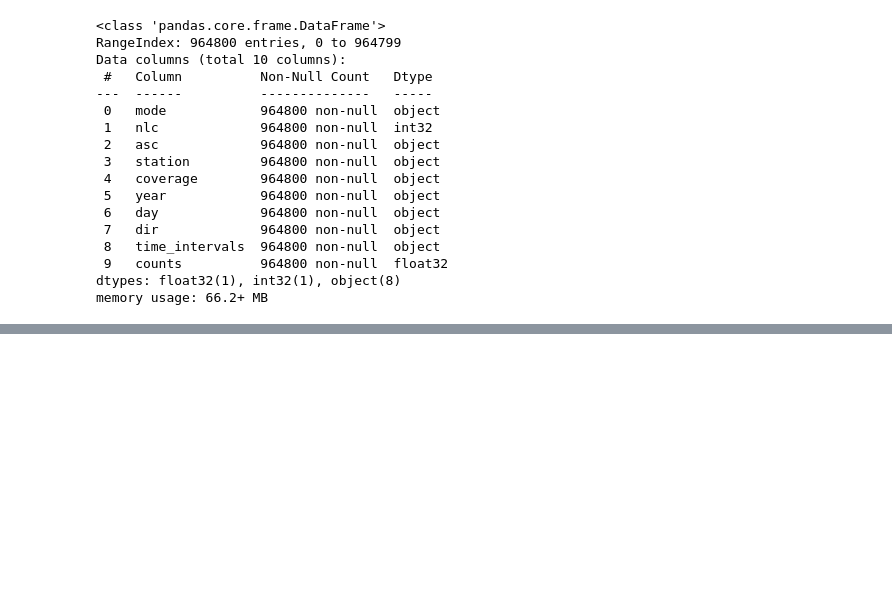
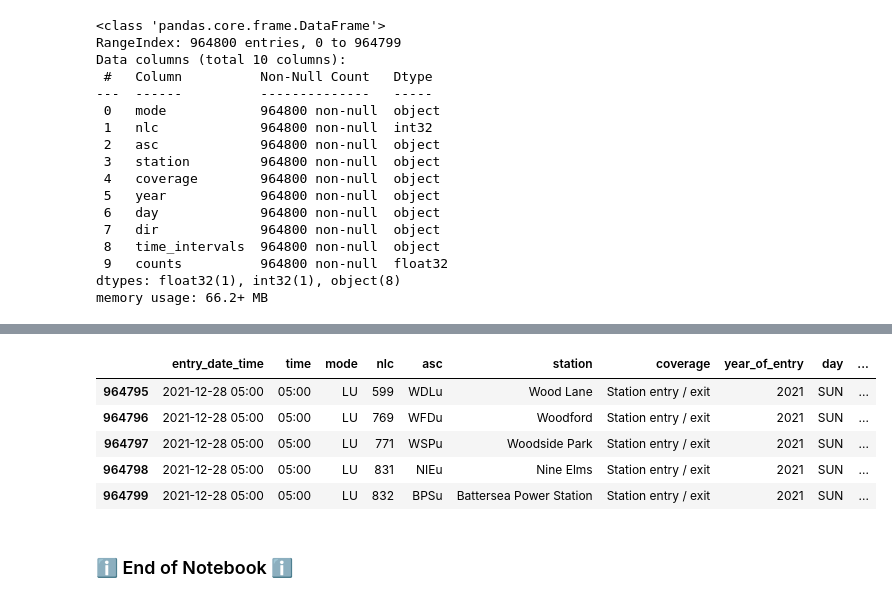
Before and after one commit to chidike10/Towards-a-Tube-Twin-passenger-forecasting-project, a Jupyter notebook: Workbook/Data_Cleaning_and_EDA_Notebook.ipynb, the cells around one changed output, grey strips where cells are left out. Drawn from its saved outputs; the diff is of its cells as text; code cells hidden in the pictures; blank space fills up the shorter version.

```diff
--- a/Workbook/Data_Cleaning_and_EDA_Notebook.ipynb
+++ b/Workbook/Data_Cleaning_and_EDA_Notebook.ipynb
@@ -278,0 +386,9 @@ memory usage: 66.2+ MB
+# %%
+final_time_interval_df.tail(5) # Showing bottom rows of the final dataframe
+# %% [output]
+|  | entry_date_time | time | mode | nlc | asc | station | coverage | year_of_entry | day | ... |
+| 964795 | 2021-12-28 05:00 | 05:00 | LU | 599 | WDLu | Wood Lane | Station entry / exit | 2021 | SUN | ... |
+| 964796 | 2021-12-28 05:00 | 05:00 | LU | 769 | WFDu | Woodford | Station entry / exit | 2021 | SUN | ... |
+| 964797 | 2021-12-28 05:00 | 05:00 | LU | 771 | WSPu | Woodside Park | Station entry / exit | 2021 | SUN | ... |
+| 964798 | 2021-12-28 05:00 | 05:00 | LU | 831 | NIEu | Nine Elms | Station entry / exit | 2021 | SUN | ... |
+| 964799 | 2021-12-28 05:00 | 05:00 | LU | 832 | BPSu | Battersea Power Station | Station entry / exit | 2021 | SUN | ... |
@@ -278,0 +398,2 @@ memory usage: 66.2+ MB
+# %% [markdown]
+### ℹ️ End of Notebook ℹ️
```
Also changed, not shown: parts of 10 cells of this notebook.
